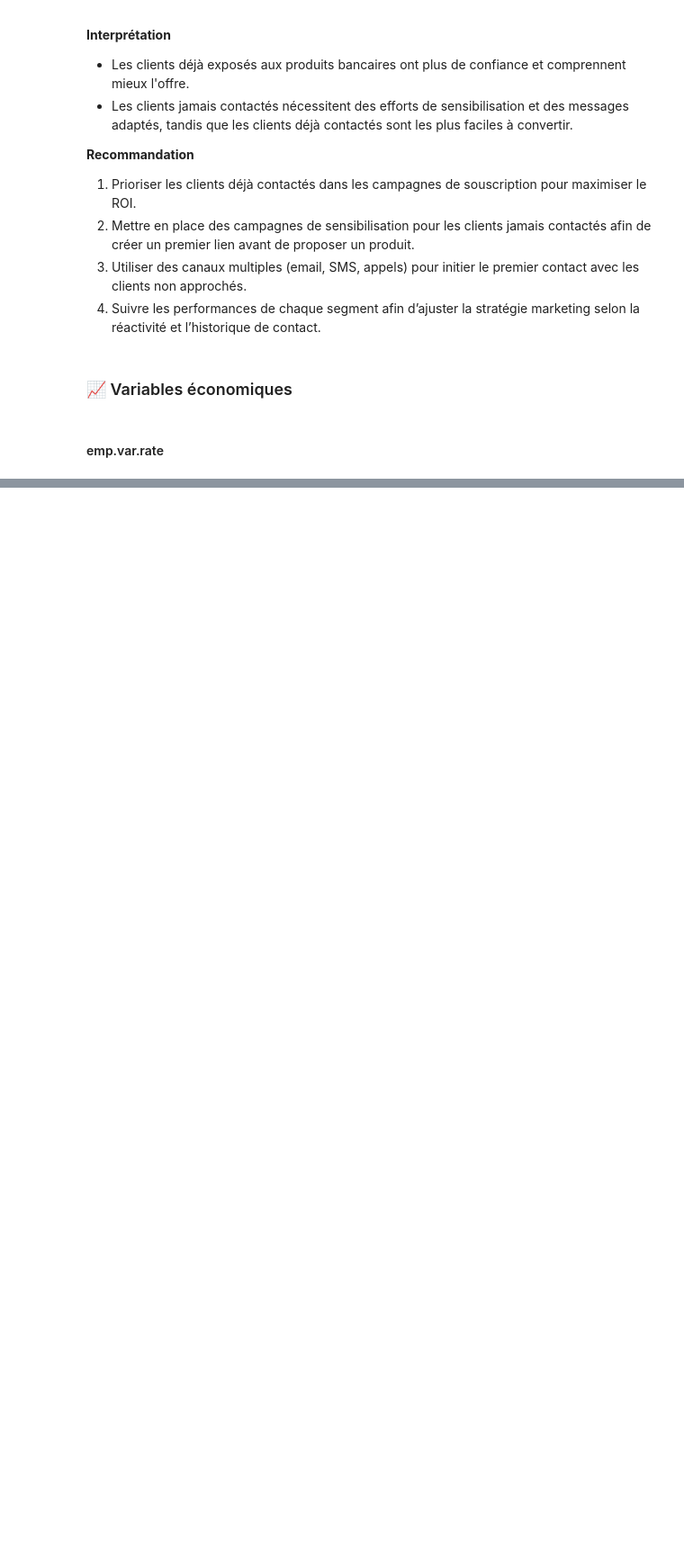
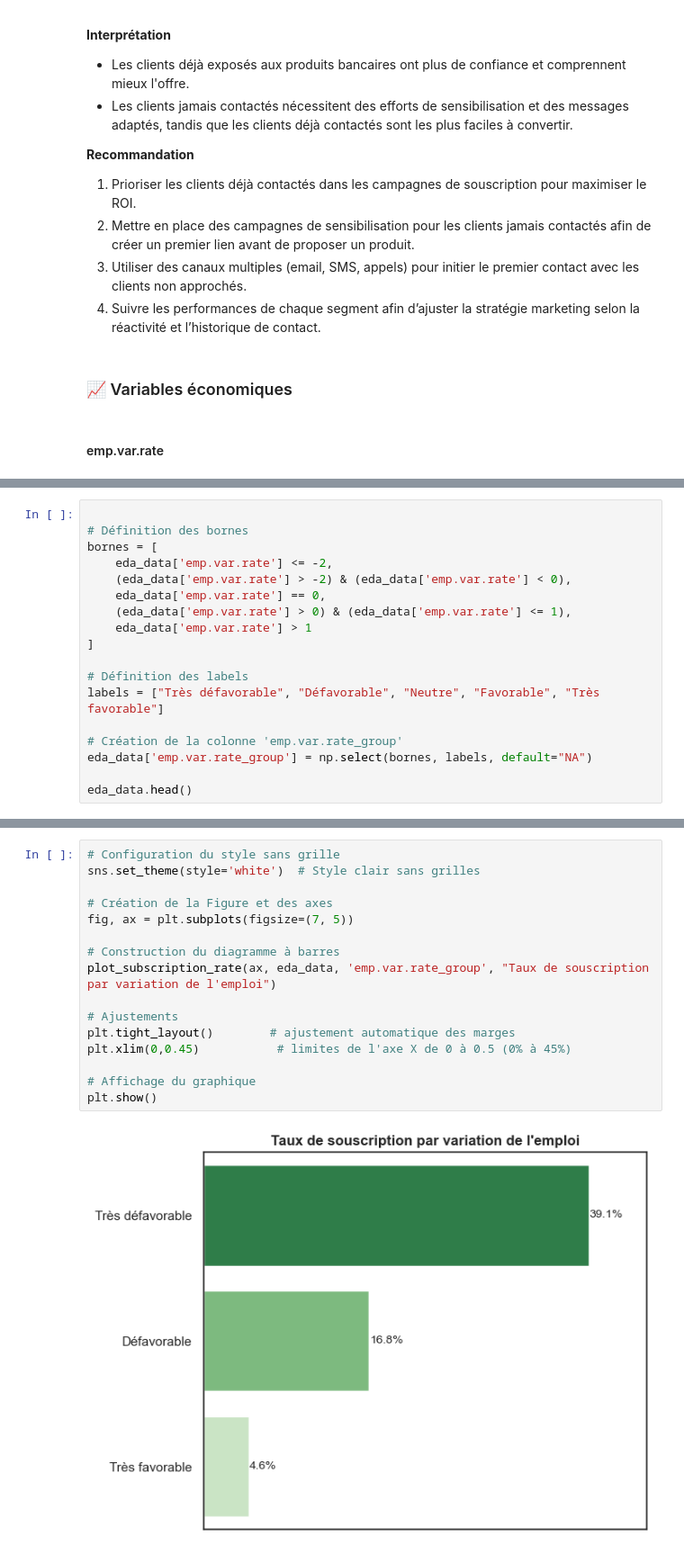
Before and after one commit to komiadok/termdepositforecast, a Jupyter notebook: notebook/eda.ipynb, the cells around one changed output, grey strips where cells are left out. Shown at 90% size. Drawn from its saved outputs; the diff is of its cells as text; blank space fills up the shorter version.

```diff
--- a/notebook/eda.ipynb
+++ b/notebook/eda.ipynb
@@ -773,0 +784,18 @@ plt.show()
+# %%
+
+# Définition des bornes
+bornes = [
+    eda_data['emp.var.rate'] <= -2,
+    (eda_data['emp.var.rate'] > -2) & (eda_data['emp.var.rate'] < 0),
+    eda_data['emp.var.rate'] == 0,
+    (eda_data['emp.var.rate'] > 0) & (eda_data['emp.var.rate'] <= 1),
+    eda_data['emp.var.rate'] > 1
+]
+
+# Définition des labels
+labels = ["Très défavorable", "Défavorable", "Neutre", "Favorable", "Très favorable"]
+
+# Création de la colonne 'emp.var.rate_group'
+eda_data['emp.var.rate_group'] = np.select(bornes, labels, default="NA")
+
+eda_data.head()
@@ -773,0 +810,18 @@ plt.show()
+# %%
+# Configuration du style sans grille
+sns.set_theme(style='white')  # Style clair sans grilles
+
+# Création de la Figure et des axes
+fig, ax = plt.subplots(figsize=(7, 5))
+
+# Construction du diagramme à barres
+plot_subscription_rate(ax, eda_data, 'emp.var.rate_group', "Taux de souscription par variation de l'emploi")
+
+# Ajustements
+plt.tight_layout()        # ajustement automatique des marges
+plt.xlim(0,0.45)           # limites de l'axe X de 0 à 0.5 (0% à 45%)
+
+# Affichage du graphique
+plt.show()
+# %% [output]
+[figure, added]
```
Also changed, not shown: parts of 135 cells of this notebook.
